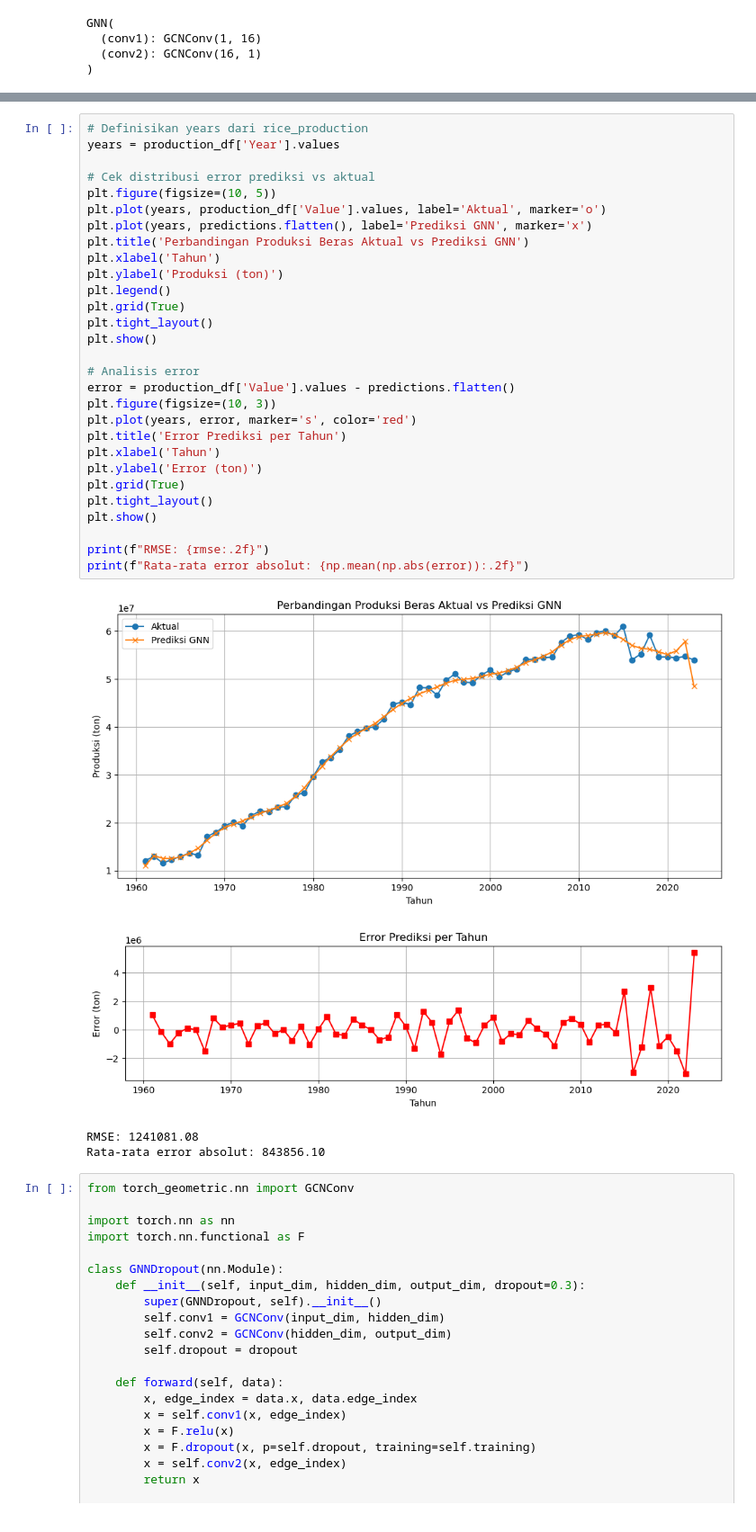
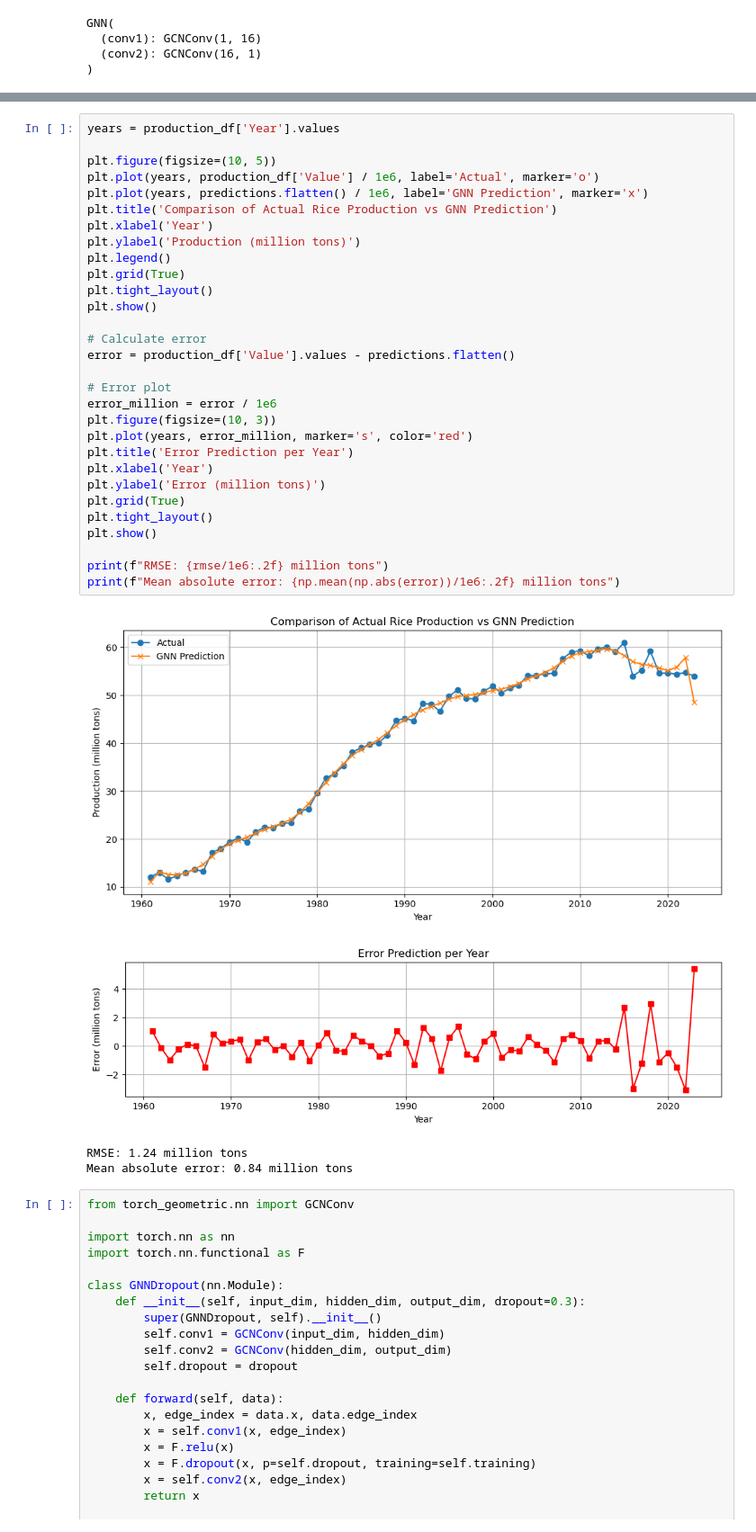
Before and after one commit to Ariful2607/Graph-Machine-Learning, a Jupyter notebook: Yield Prediction.ipynb, the cells around one changed output, grey strips where cells are left out. Shown: that part at 90% size. Saved outputs shown, nothing was run; the diff lists cells and outputs as text.

```diff
--- a/Yield Prediction.ipynb
+++ b/Yield Prediction.ipynb
@@ -203,37 +203,38 @@ RMSE: 1241081.08
-# %%
-# Definisikan years dari rice_production
-years = production_df['Year'].values
-
-# Cek distribusi error prediksi vs aktual
-plt.figure(figsize=(10, 5))
-plt.plot(years, production_df['Value'].values, label='Aktual', marker='o')
-plt.plot(years, predictions.flatten(), label='Prediksi GNN', marker='x')
-plt.title('Perbandingan Produksi Beras Aktual vs Prediksi GNN')
-plt.xlabel('Tahun')
-plt.ylabel('Produksi (ton)')
-plt.legend()
-plt.grid(True)
-plt.tight_layout()
-plt.show()
-
-# Analisis error
-error = production_df['Value'].values - predictions.flatten()
-plt.figure(figsize=(10, 3))
-plt.plot(years, error, marker='s', color='red')
-plt.title('Error Prediksi per Tahun')
-plt.xlabel('Tahun')
-plt.ylabel('Error (ton)')
-plt.grid(True)
-plt.tight_layout()
-plt.show()
-
-print(f"RMSE: {rmse:.2f}")
-print(f"Rata-rata error absolut: {np.mean(np.abs(error)):.2f}")
-# %% [output]
-[figure, removed]
-[figure, removed]
-RMSE: 1241081.08
-Rata-rata error absolut: 843856.10
+# %%
+years = production_df['Year'].values
+
+plt.figure(figsize=(10, 5))
+plt.plot(years, production_df['Value'] / 1e6, label='Actual', marker='o')
+plt.plot(years, predictions.flatten() / 1e6, label='GNN Prediction', marker='x')
+plt.title('Comparison of Actual Rice Production vs GNN Prediction')
+plt.xlabel('Year')
+plt.ylabel('Production (million tons)')
+plt.legend()
+plt.grid(True)
+plt.tight_layout()
+plt.show()
+
+# Calculate error
+error = production_df['Value'].values - predictions.flatten()
+
+# Error plot
+error_million = error / 1e6
+plt.figure(figsize=(10, 3))
+plt.plot(years, error_million, marker='s', color='red')
+plt.title('Error Prediction per Year')
+plt.xlabel('Year')
+plt.ylabel('Error (million tons)')
+plt.grid(True)
+plt.tight_layout()
+plt.show()
+
+print(f"RMSE: {rmse/1e6:.2f} million tons")
+print(f"Mean absolute error: {np.mean(np.abs(error))/1e6:.2f} million tons")
+# %% [output]
+[figure, added]
+[figure, added]
+RMSE: 1.24 million tons
+Mean absolute error: 0.84 million tons
 # %%
 from torch_geometric.nn import GCNConv
 
```
Also changed, not shown: parts of 14 cells of this notebook.
